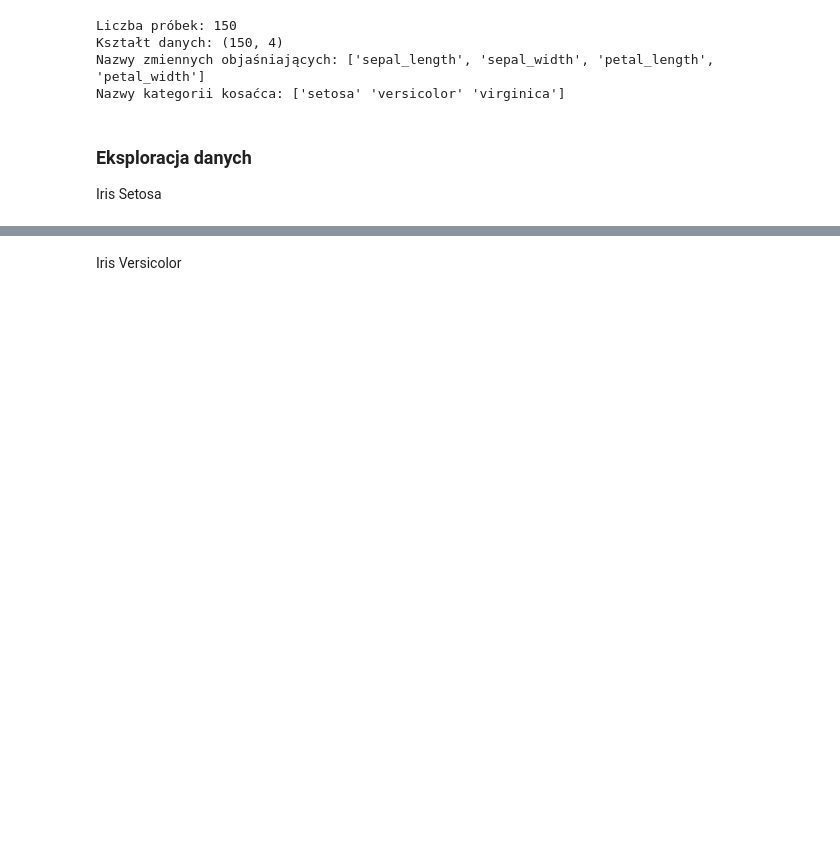
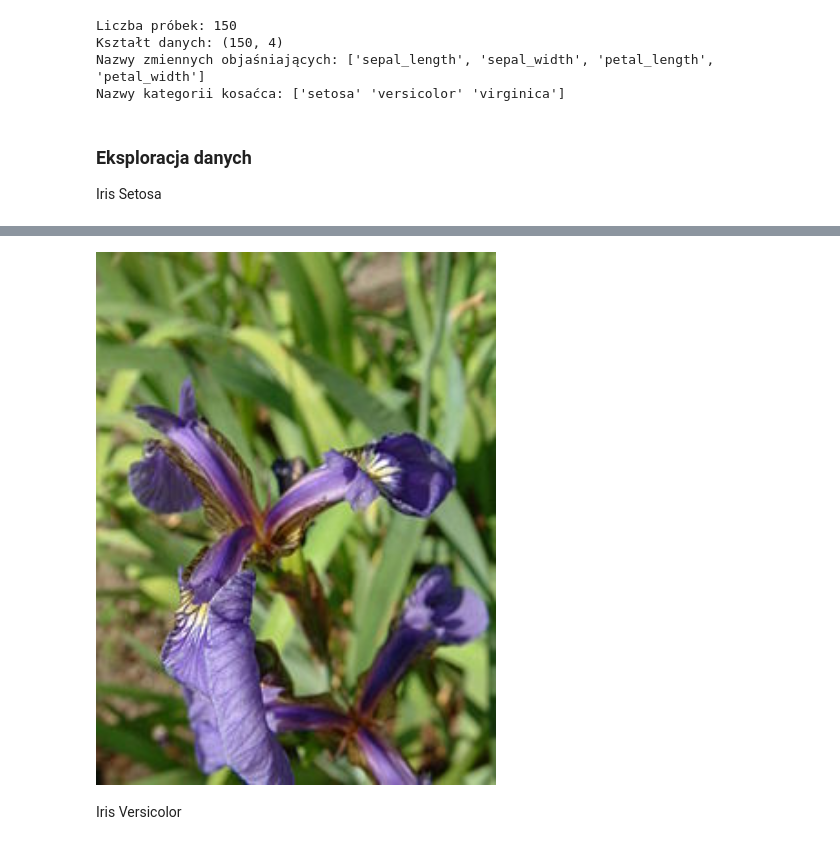
Before and after one commit to adalbertii/Modele---klasyfikacyjne, a Jupyter notebook: 04_decision_tree.ipynb, the cells around one changed output, grey strips where cells are left out. Cells and saved outputs as stored; diff of their text form; code cells hidden in the pictures; blank space fills up the shorter version.

```diff
--- a/04_decision_tree.ipynb
+++ b/04_decision_tree.ipynb
@@ -63,5 +53,7 @@ Nazwy kategorii kosaćca: ['setosa' 'versicolor' 'virginica']
 ### <a name='3'></a> Eksploracja danych
 Iris Setosa
 # %%
-Image(url='https://ml-repository-krakers.s3-eu-west-1.amazonaws.com/decision_tree_course/graphs/Iris_setosa.jpg', width=200)
+#Image(url='https://ml-repository-krakers.s3-eu-west-1.amazonaws.com/decision_tree_course/graphs/Iris_setosa.jpg', width=400)
+#Image(url='Iris_setosa.jpg', width=200)
+Image(filename = 'Iris_setosa.jpg', width=400)
 # %% [output]
@@ -69,3 +60,4 @@ Image(url='https://ml-repository-krakers.s3-eu-west-1.amazonaws.com/decision_tre
+[figure, added]
 # %% [markdown]
 Iris Versicolor
 # %%
```
Also changed, not shown: parts of 2 cells of this notebook.
